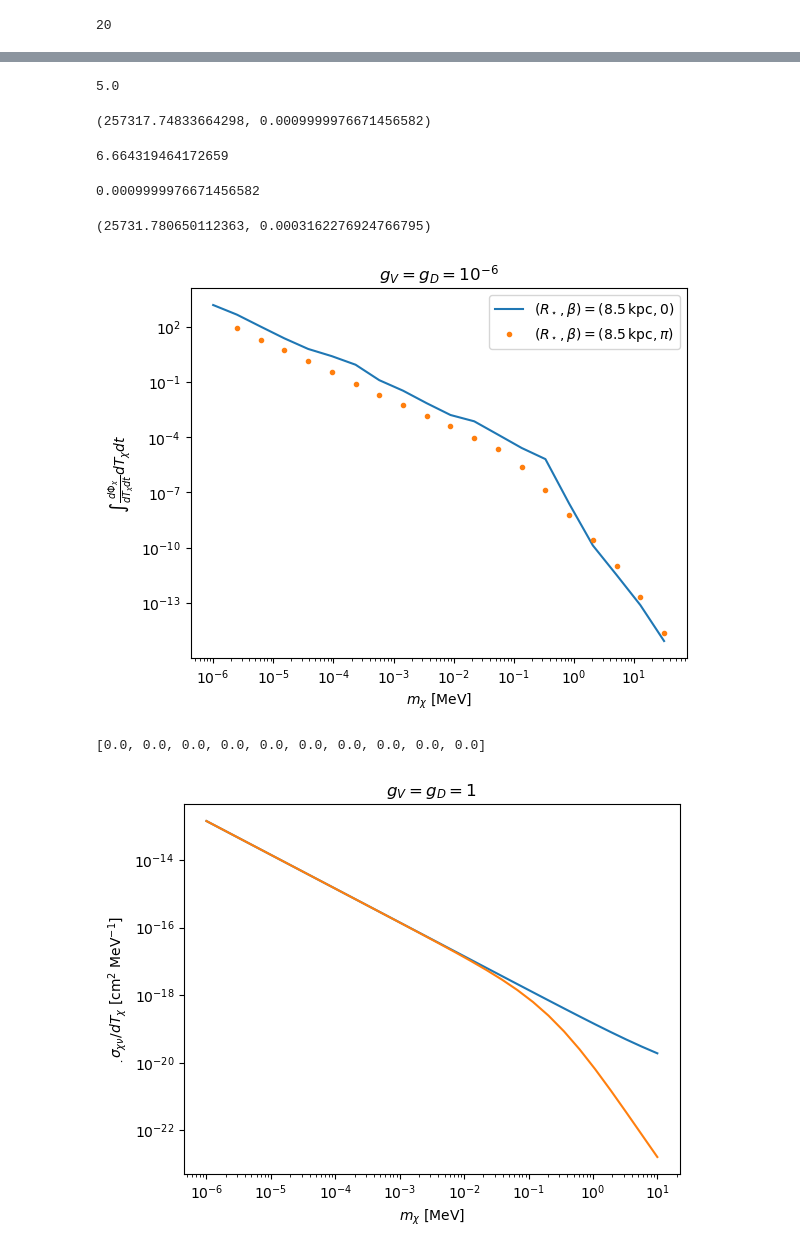
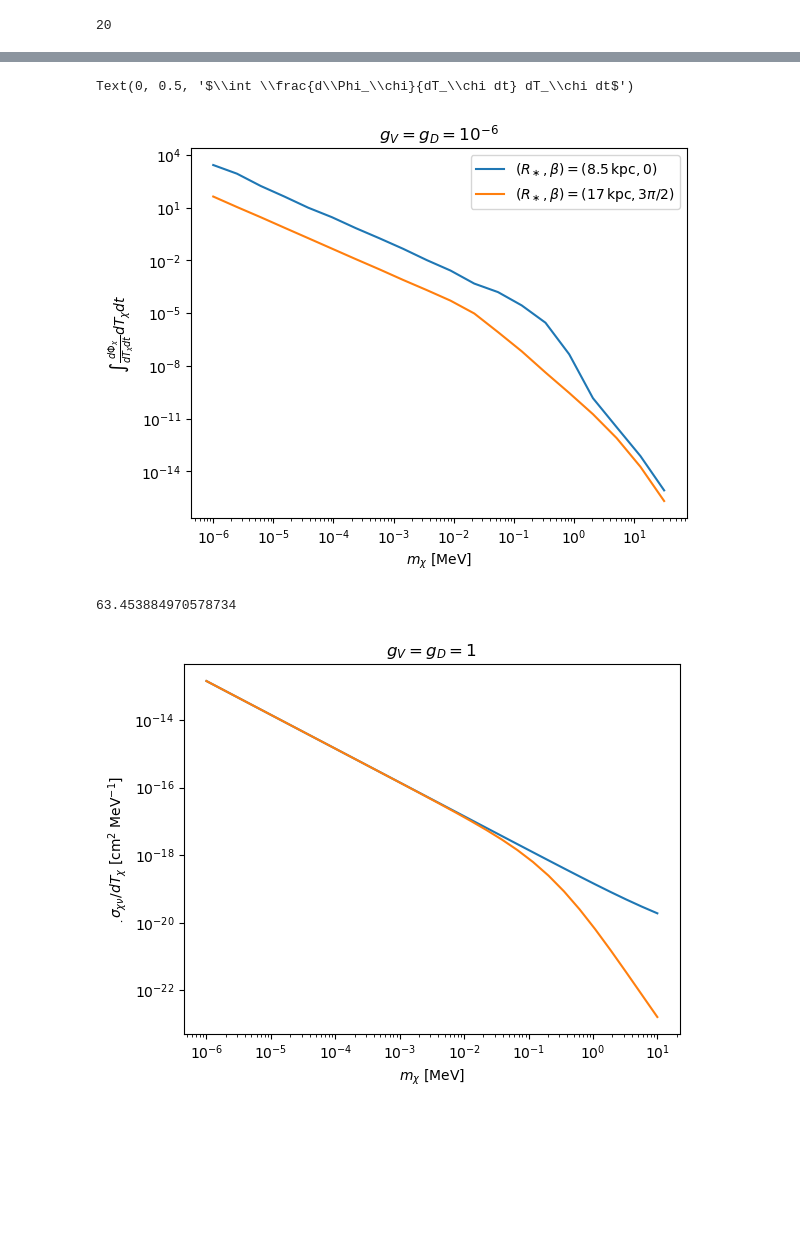
Before and after one commit to yenhsunlin/SNnuBDM2, a Jupyter notebook: src/snvbdm.ipynb, the cells around one changed output, grey strips where cells are left out. Saved outputs shown, nothing was run; the diff lists cells and outputs as text; code cells hidden in the pictures; blank space fills up the shorter version.

```diff
--- a/src/snvbdm.ipynb
+++ b/src/snvbdm.ipynb
@@ -340,7 +224,7 @@ event_Rstar1 = []
 event_Rstar2 = []
 mx_ls = np.logspace(-6,1.5,20)
 Rstar1= 8.5
-Rstar2= 5
+Rstar2= 17
 i = 1
 for mx in mx_ls:
     mV = mx/3
@@ -349,14 +233,15 @@ for mx in mx_ls:
         t = x[0]
         Tx = x[1]
         theta = x[2]
-        return diffFluxAtEarth(t,Tx,mx,mV,Rstar1,theta=theta,phi=0,beta=0,gV=gV,gD=gD)
+        phi = x[3]
+        return diffFluxAtEarth(t,Tx,mx,mV,Rstar1,theta=theta,phi=phi,beta=0,gV=gV,gD=gD)
 
     def f2(x):
         t = x[0]
         Tx = x[1]
         theta = x[2]
         phi = x[3]
-        return diffFluxAtEarth(t,Tx,mx,mV,Rstar2,theta=theta,phi=phi,beta=1.3,gV=gV,gD=gD)
+        return diffFluxAtEarth(t,Tx,mx,mV,Rstar2,theta=theta,phi=phi,beta=0.5*np.pi,gV=gV,gD=gD)
     # Setup integrand for vegas
     tvan1,thetaM1 = get_tvan_thetaM(5,mx,Rstar1)
     tvan2,thetaM2 = get_tvan_thetaM(5,mx,Rstar2)
@@ -364,19 +249,13 @@ for mx in mx_ls:
     else: pass
     if tvan2 > 35*yr2s: tvan2 = 35*yr2s
     else: pass
-    integ1 = vegas.Integrator([[10,tvan1],[5,100],[0, thetaM1]])
-    integ2 = vegas.Integrator([[10,tvan2],[5,100],[0, thetaM2],[0,2*np.pi]])
-    result1 = integ1(f1,nitn=1,neval=100000)
+    integ1 = vegas.Integrator([[1,tvan1],[5,100],[0, thetaM1],[0,2*np.pi]])
+    integ2 = vegas.Integrator([[1,tvan2],[5,100],[0, thetaM2],[0,2*np.pi]])
+    result1 = integ1(f1,nitn=10,neval=10000)
     event_Rstar1.append(result1.mean)
-    try:
-        result2 = integ2(f2,nitn=1,neval=100000)
-        event_Rstar2.append(result2.mean)
-    except:
-        result2
-        event_Rstar2.append(0)
+    result2 = integ2(f2,nitn=10,neval=10000)
+    event_Rstar2.append(result2.mean)
 
-
-    #event_t_bound.append(result2.mean)
     print(i,end='\r')
     i+=1
 # %% [output]
@@ -413,41 +263,23 @@ thetaM2
-# %%
-getD(0,Rstar2,thetaM2)
-# %% [output]
-5.0
-# %%
-get_tvan_thetaM(5,mx,Rstar2)
-# %% [output]
-(257317.74833664298, 0.0009999976671456582)
-# %%
-getEll(dd,5,0,0.9)
-# %% [output]
-6.664319464172659
-# %%
-thetaM2
-# %% [output]
-0.0009999976671456582
-# %%
-get_tvan_thetaM(5,1e-6,Rstar2)
-# %% [output]
-(25731.780650112363, 0.0003162276924766795)
 # %%
-plt.plot(mx_ls,2*np.pi*np.array(event_Rstar1),label=r'$(R_\star,\beta)=(8.5\,{\rm kpc},0)$')
+plt.plot(mx_ls,np.array(event_Rstar1),label=r'$(R_\ast,\beta)=(8.5\,{\rm kpc},0)$')
 #plt.plot(mx_ls,event_theta001,label=r'$\beta=0.001$')
-plt.plot(mx_ls,event_Rstar2,'.',label=r'$(R_\star,\beta)=(8.5\,{\rm kpc},\pi)$')
+plt.plot(mx_ls,event_Rstar2,label=r'$(R_\ast,\beta)=(17\,{\rm kpc},3\pi/2)$')
 #plt.plot(mx_ls,event_t_bound,'.',label=r'$t_{\rm interval}=[5\,{\rm s},35\,{\rm yrs}]$')
 plt.xscale('log')
 plt.yscale('log')
 plt.title(r'$g_V=g_D=10^{-6}$')
 plt.legend()
 plt.xlabel(r'$m_\chi$ [MeV]')
 plt.ylabel(r'$\int \frac{d\Phi_\chi}{dT_\chi dt} dT_\chi dt$')
-plt.savefig('test_beta.pdf',bbox_inches='tight')
+#plt.savefig('event.pdf',bbox_inches='tight')
+#plt.ylim(1e-4,1e1)
 # %% [output]
+Text(0, 0.5, '$\\int \\frac{d\\Phi_\\chi}{dT_\\chi dt} dT_\\chi dt$')
-[figure, old version]
+[figure, new version]
 # %%
-event_theta1
+event_Rstar1[8]/event_Rstar2[8]
 # %% [output]
-[0.0, 0.0, 0.0, 0.0, 0.0, 0.0, 0.0, 0.0, 0.0, 0.0]
+63.453884970578734
 # %%
 Tx= 15
 mx_ls = np.logspace(-6,1,30)
```
Also changed, not shown: parts of 20 cells of this notebook, 10 other files.
